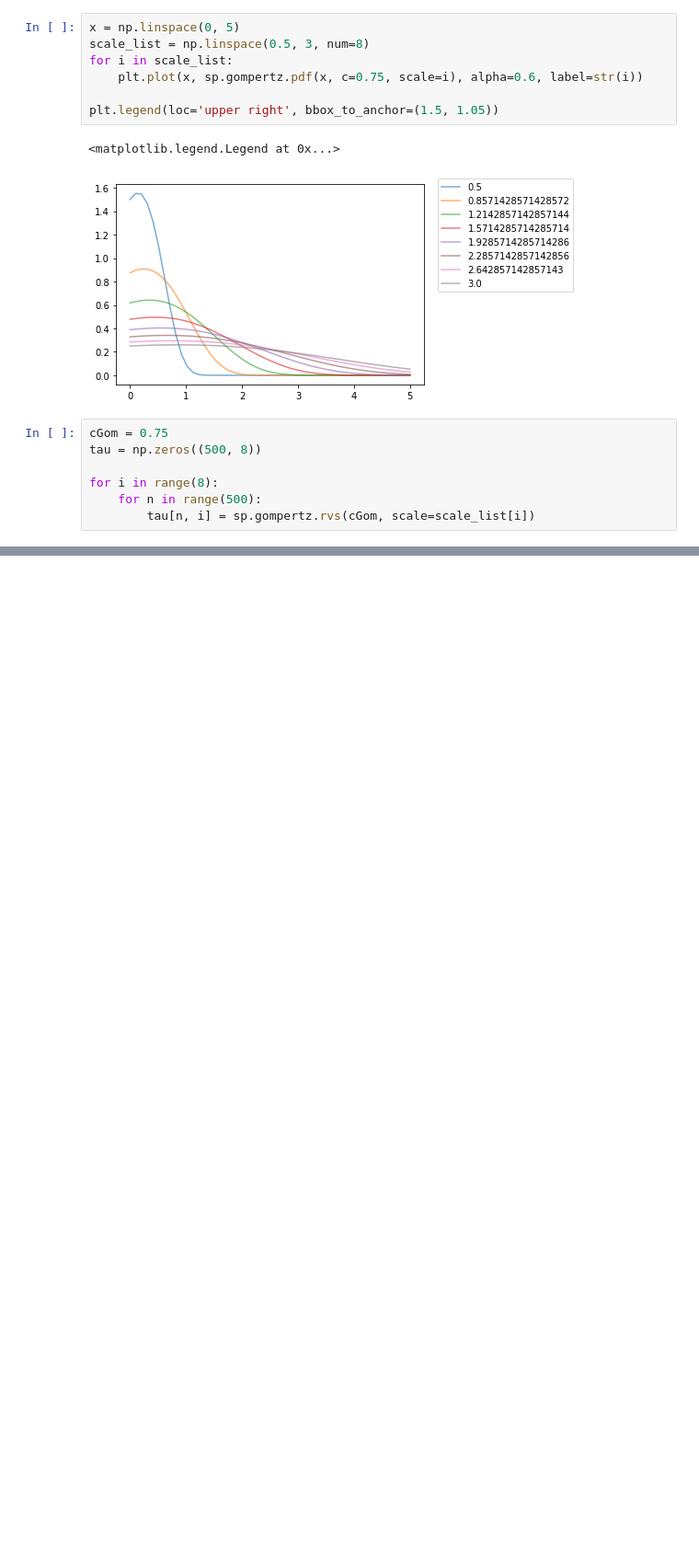
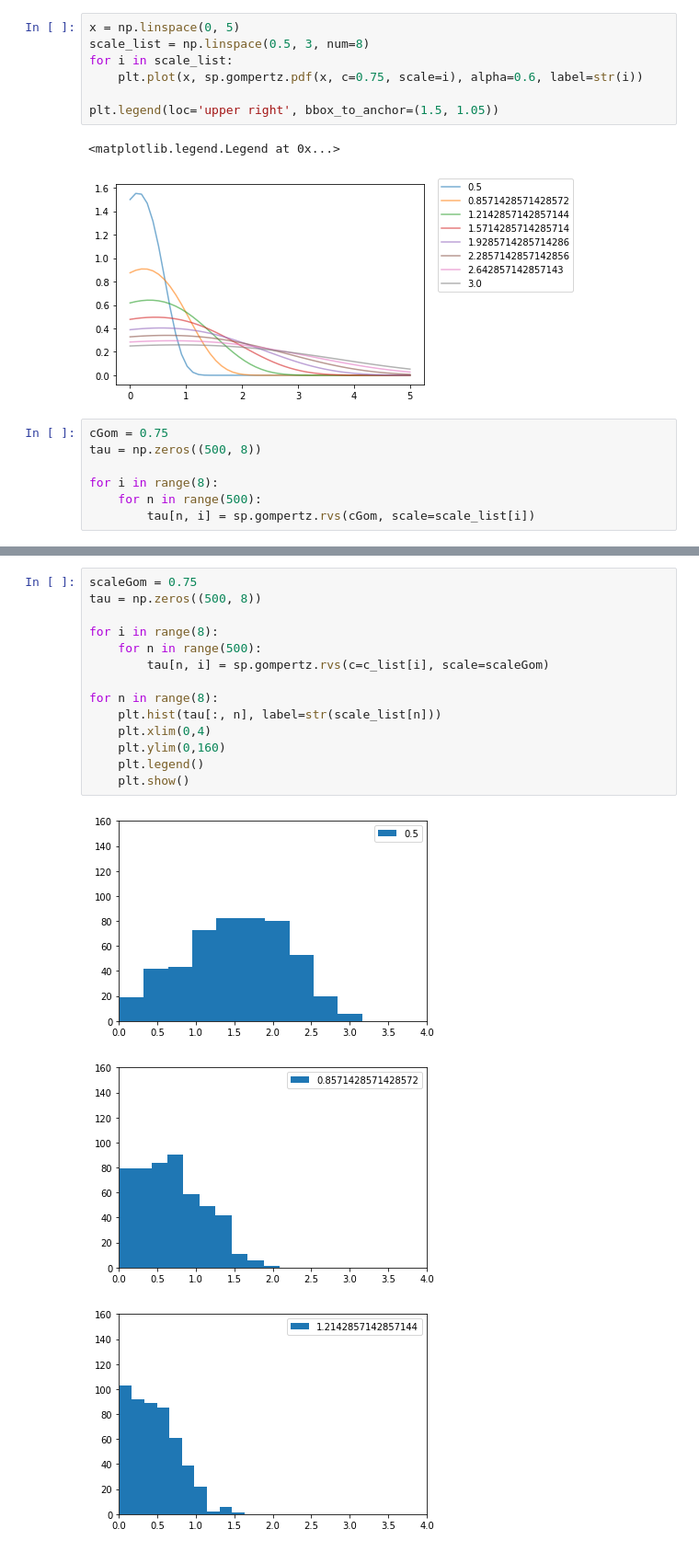
Before and after one commit to meyer-lab/tHMM, a Jupyter notebook: lineage/gompertz.ipynb, the cells around one changed output, grey strips where cells are left out. Shown at 92% size. Drawn from its saved outputs; the diff is of its cells as text; blank space fills up the shorter version.

```diff
--- a/lineage/gompertz.ipynb
+++ b/lineage/gompertz.ipynb
@@ -37,0 +48,18 @@ plt.show()
+# %%
+scaleGom = 0.75
+tau = np.zeros((500, 8))
+
+for i in range(8):
+    for n in range(500):
+        tau[n, i] = sp.gompertz.rvs(c=c_list[i], scale=scaleGom)
+
+for n in range(8):
+    plt.hist(tau[:, n], label=str(scale_list[n]))
+    plt.xlim(0,4)
+    plt.ylim(0,160)
+    plt.legend()
+    plt.show()
+# %% [output]
+[figure, added]
+[figure, added]
+[figure, added]
```
Also changed, not shown: parts of 2 cells of this notebook.
